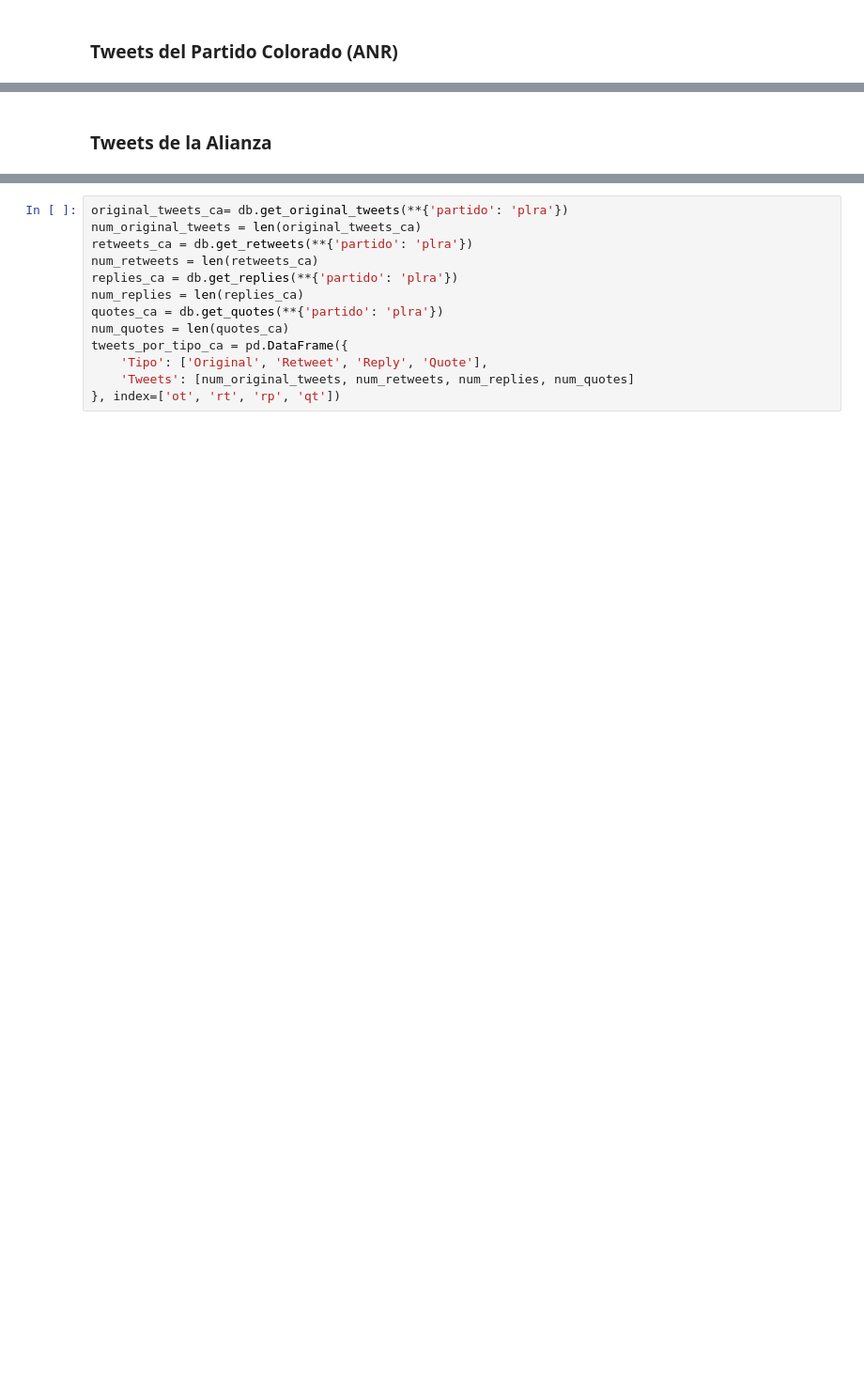
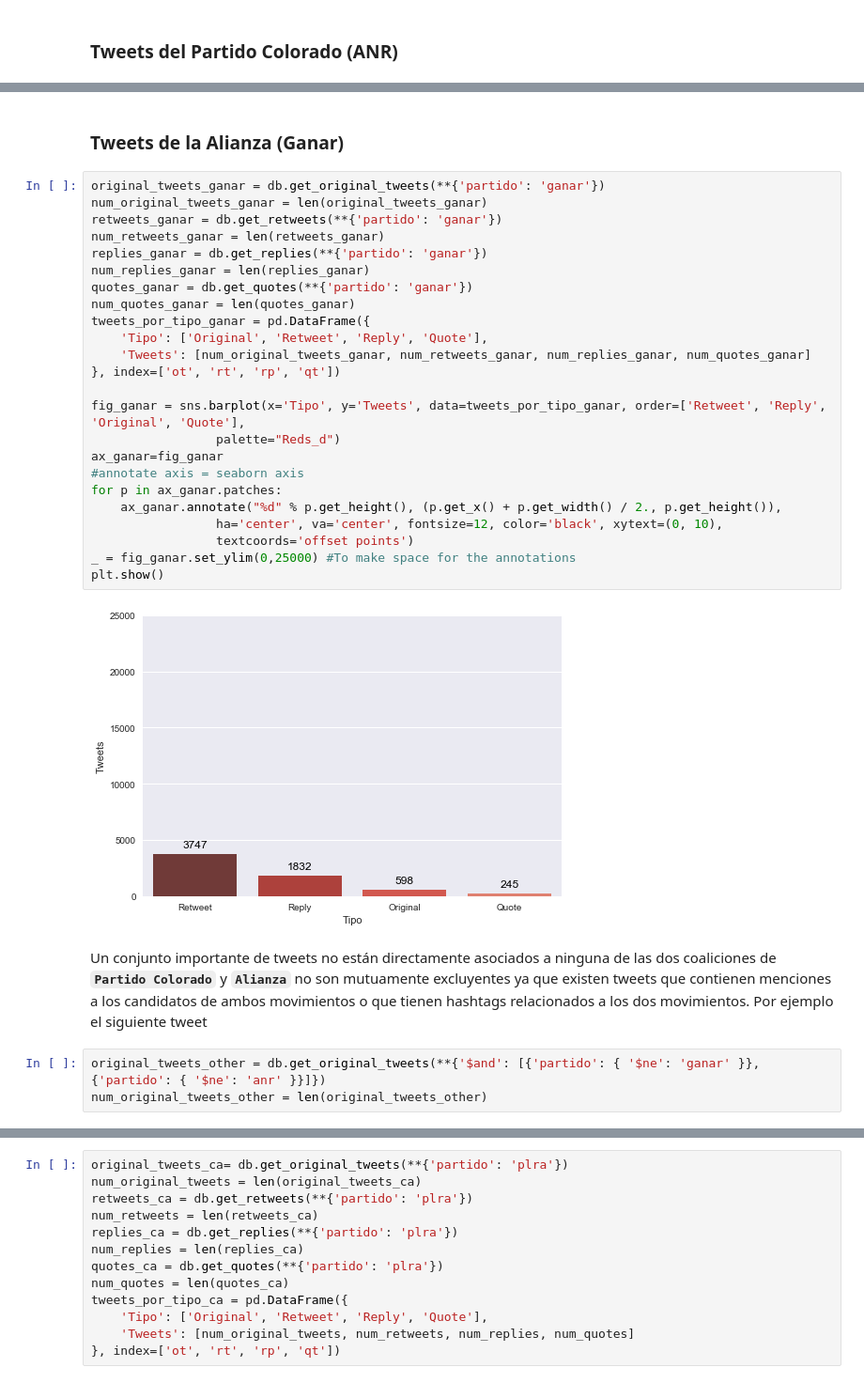
Before and after one commit to ParticipaPY/politic-bots, a Jupyter notebook: reports/notebooks/bots_politicos_generales_2018.ipynb, the cells around one changed output, grey strips where cells are left out. Shown: that part at 94% size. Cells and saved outputs as stored; diff of their text form; blank space fills up the shorter version.

```diff
--- a/reports/notebooks/bots_politicos_generales_2018.ipynb
+++ b/reports/notebooks/bots_politicos_generales_2018.ipynb
@@ -114,4 +128,35 @@ plt.show()
 # %% [output]
 [figure]
 # %% [markdown]
-### Tweets de la Alianza
+### Tweets de la Alianza (Ganar)
+# %%
+original_tweets_ganar = db.get_original_tweets(**{'partido': 'ganar'})
+num_original_tweets_ganar = len(original_tweets_ganar)
+retweets_ganar = db.get_retweets(**{'partido': 'ganar'})
+num_retweets_ganar = len(retweets_ganar)
+replies_ganar = db.get_replies(**{'partido': 'ganar'})
+num_replies_ganar = len(replies_ganar)
+quotes_ganar = db.get_quotes(**{'partido': 'ganar'})
+num_quotes_ganar = len(quotes_ganar)
+tweets_por_tipo_ganar = pd.DataFrame({
+    'Tipo': ['Original', 'Retweet', 'Reply', 'Quote'],
+    'Tweets': [num_original_tweets_ganar, num_retweets_ganar, num_replies_ganar, num_quotes_ganar]
+}, index=['ot', 'rt', 'rp', 'qt'])
+
+fig_ganar = sns.barplot(x='Tipo', y='Tweets', data=tweets_por_tipo_ganar, order=['Retweet', 'Reply', 'Original', 'Quote'],
+                 palette="Reds_d")
+ax_ganar=fig_ganar
+#annotate axis = seaborn axis
+for p in ax_ganar.patches:
+    ax_ganar.annotate("%d" % p.get_height(), (p.get_x() + p.get_width() / 2., p.get_height()),
+                 ha='center', va='center', fontsize=12, color='black', xytext=(0, 10),
+                 textcoords='offset points')
+_ = fig_ganar.set_ylim(0,25000) #To make space for the annotations
+plt.show()
+# %% [output]
+[figure, added]
+# %% [markdown]
+Un conjunto importante de tweets no están directamente asociados a ninguna de las dos coaliciones  de **`Partido Colorado`** y **`Alianza`** no son mutuamente excluyentes ya que existen tweets que contienen menciones a los candidatos de ambos movimientos o que tienen hashtags relacionados a los dos movimientos. Por ejemplo el siguiente tweet
+# %%
+original_tweets_other = db.get_original_tweets(**{'$and': [{'partido': { '$ne': 'ganar' }}, {'partido': { '$ne': 'anr' }}]})
+num_original_tweets_other = len(original_tweets_other)
```
Also changed, not shown: parts of 33 cells of this notebook, 2 other files.
